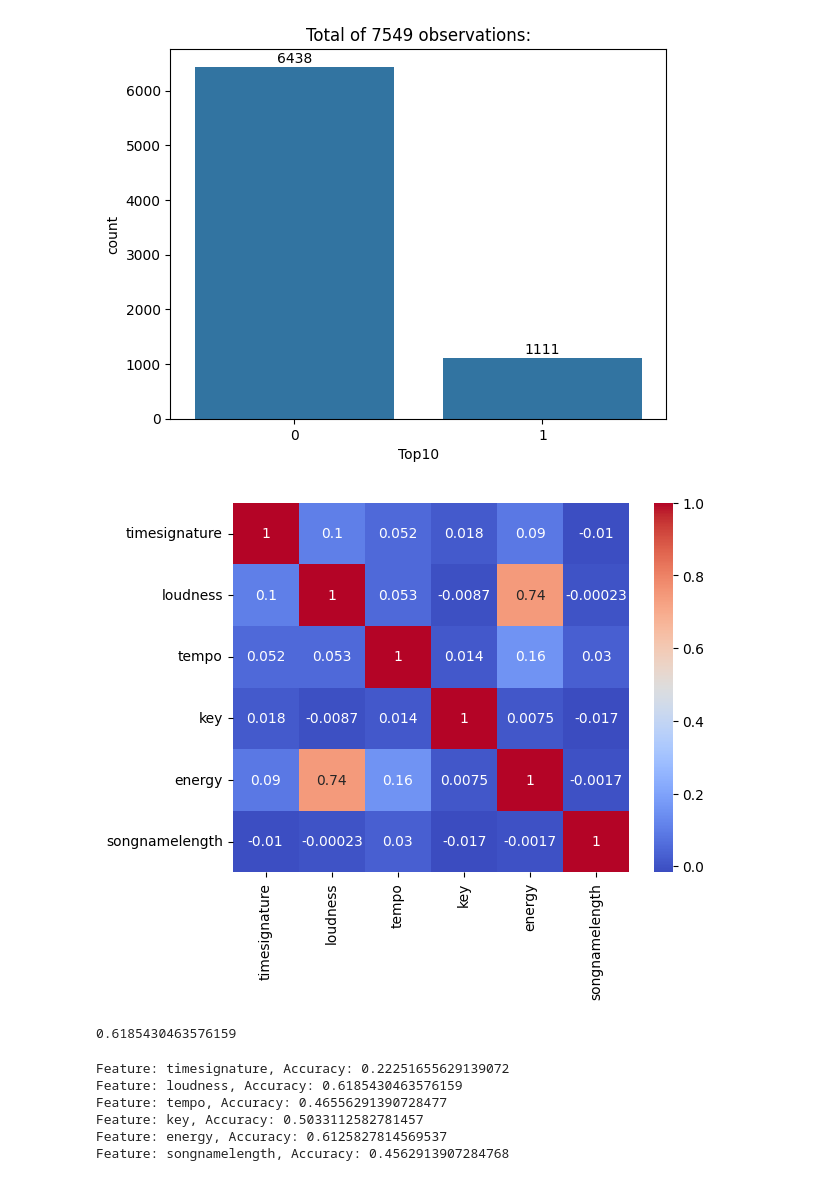
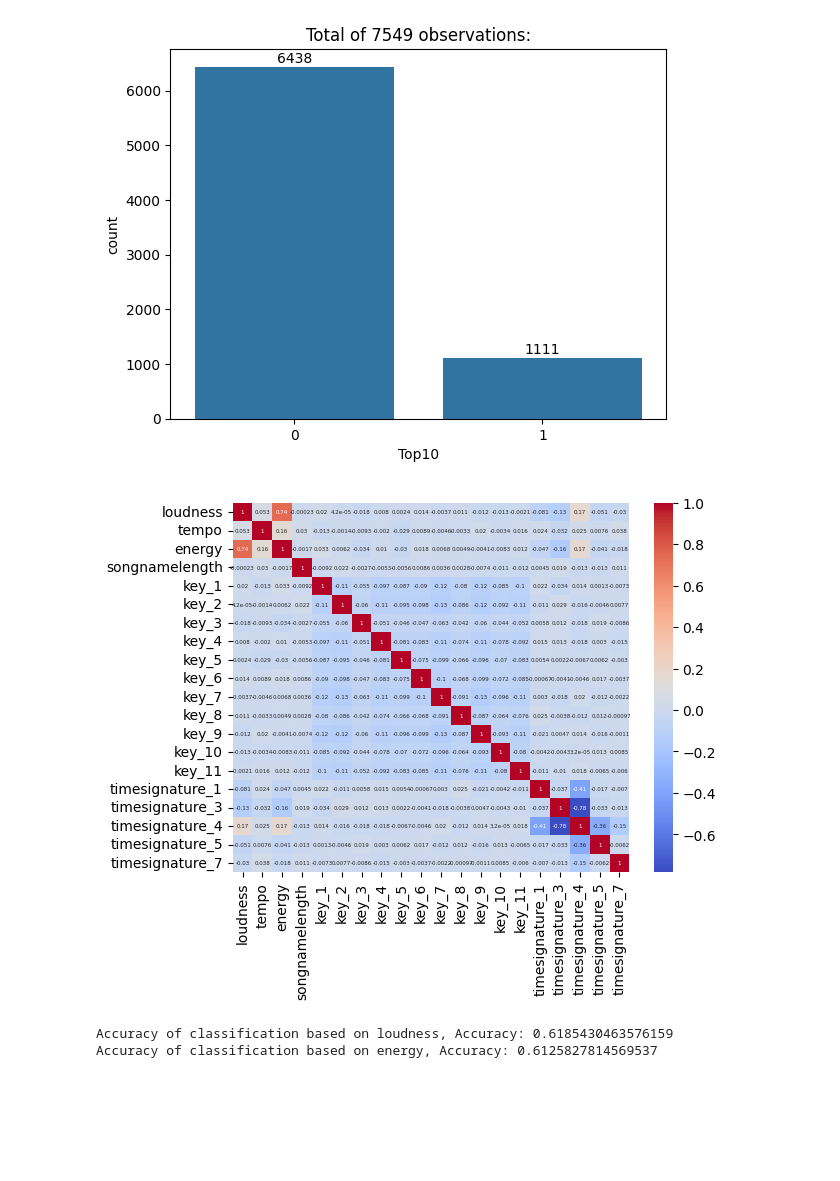
Before and after one commit to MikkoOlkkonen/mlproject, a Jupyter notebook: projekti.ipynb, the cells around one changed output. Cells and saved outputs as stored; diff of their text form; code cells hidden in the pictures; blank space fills up the shorter version.

```diff
--- a/projekti.ipynb
+++ b/projekti.ipynb
@@ -4,7 +4,9 @@ import seaborn as sns
 import matplotlib.pyplot as plt
 from sklearn.model_selection import train_test_split
 from sklearn.linear_model import LogisticRegression
-from sklearn.metrics import accuracy_score
+from sklearn.metrics import accuracy_score, confusion_matrix, ConfusionMatrixDisplay
+from sklearn.preprocessing import StandardScaler
+from sklearn.decomposition import PCA
 
 ## CLEANING THE DATA
 df = pd.read_csv("C:/Users/User1/mlprojekti/songs.csv", encoding='ISO-8859-1') # Read the data
@@ -26,6 +28,8 @@ df["songnamelength"] = df["songtitle"].str.len() # Create new column that states
 df.drop(["songtitle"], axis=1, inplace = True) # Remove column for the song title as it is not needed anymore
 
 df.dropna(axis=0, inplace=True) # Remove rows with NA values
+
+df = pd.get_dummies(df, columns=["key", "timesignature"], drop_first=True)
 # %%
 #PLOTTING
 ax = sns.countplot(x="Top10", data=df)
@@ -45,36 +47,22 @@ X_train, X_test, y_train, y_test = train_test_split(X, y, test_size = 0.2, rando
 # %%
 correlation_matrix = X.corr()
 
-sns.heatmap(correlation_matrix, annot=True, cmap='coolwarm')
+sns.heatmap(correlation_matrix, annot=True, cmap='coolwarm', annot_kws={"size": 4})
 plt.show()
 # %% [output]
-[figure, old version]
+[figure, new version]
-# %%
-clf = LogisticRegression(class_weight='balanced')
-
-clf.fit(X_train, y_train)
-
-y_pred = clf.predict(X_test)
-
-accuracy = accuracy_score(y_test, y_pred)
-
-print(accuracy)
-# %% [output]
-0.6185430463576159
 # %%
+#Energy and loudness correlate too much (between 0.7-0.9). One has to be removed. Check which predicts the label better.
+
 for feature in df.columns:
-    if feature != "Top10":
+    if feature == "energy" or feature == "loudness":
         X_train1, X_test1, y_train1, y_test1 = train_test_split(df[[feature]], df["Top10"], test_size=0.2, random_state=42)
-        clf2 = LogisticRegression(class_weight='balanced')
-        clf2.fit(X_train1, y_train1)
-        y_pred1 = clf2.predict(X_test1)
+        clf1 = LogisticRegression(class_weight='balanced')
+        clf1.fit(X_train1, y_train1)
+        y_pred1 = clf1.predict(X_test1)
         accuracy1 = accuracy_score(y_test1, y_pred1)
-        print(f"Feature: {feature}, Accuracy: {accuracy1}")
-print(":)")
+
+        print(f"Accuracy of classification based on {feature}, Accuracy: {accuracy1}")
 # %% [output]
-Feature: timesignature, Accuracy: 0.22251655629139072
-Feature: loudness, Accuracy: 0.6185430463576159
-Feature: tempo, Accuracy: 0.46556291390728477
-Feature: key, Accuracy: 0.5033112582781457
-Feature: energy, Accuracy: 0.6125827814569537
-Feature: songnamelength, Accuracy: 0.4562913907284768
+Accuracy of classification based on loudness, Accuracy: 0.6185430463576159
+Accuracy of classification based on energy, Accuracy: 0.6125827814569537
```
Also changed, not shown: parts of 4 cells of this notebook, 3 other files.
